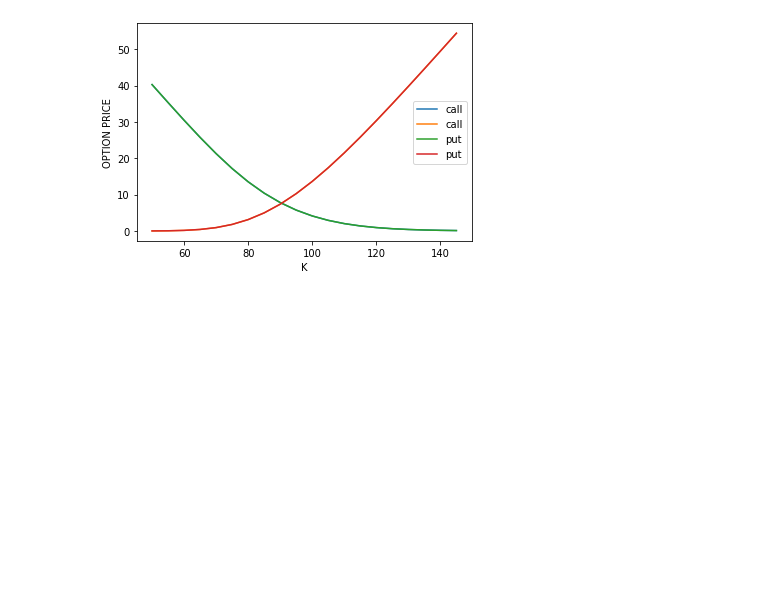
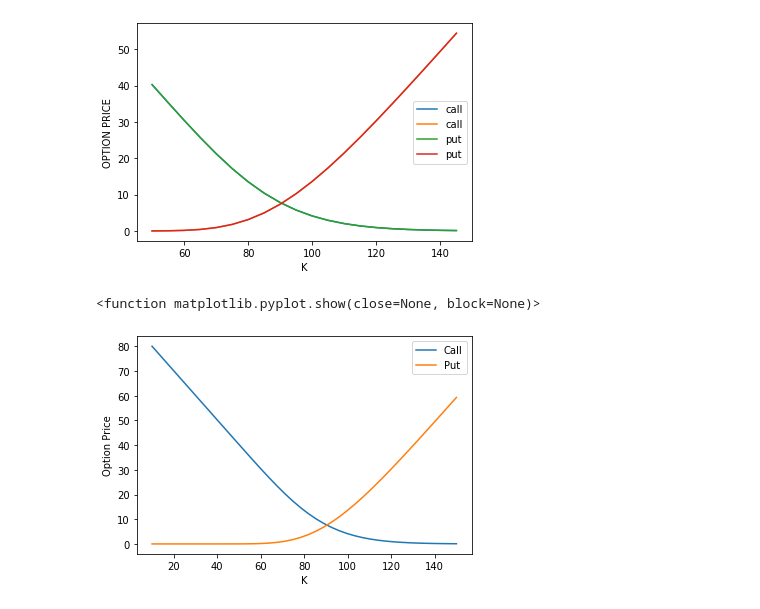
Before and after one commit to Haileysyana/options, a Jupyter notebook: 選擇權.ipynb, the cells around one changed output. Cells and saved outputs as stored; diff of their text form; code cells hidden in the pictures; blank space fills up the shorter version.

```diff
--- a/選擇權.ipynb
+++ b/選擇權.ipynb
@@ -38,3 +38,32 @@ plt.show
 # %% [output]
 <function matplotlib.pyplot.show(close=None, block=None)>
 [figure]
+# %%
+import numpy as np
+import matplotlib.pyplot as plt
+import scipy.stats as si
+S,T,r,sigma=90,0.5,0.01,0.3
+K_value=np.arange(50.0,150.0,5.0)
+def BS(S,K,T,r,sigma):
+    d1=(np.log(S/K)+(r+0.5*sigma**2)*T)/(sigma*np.sqrt(T))
+    d2=(np.log(S/K)+(r-0.5*sigma**2)*T)/(sigma*np.sqrt(T))
+    call = S*si.norm.cdf(d1,0.0,1.0)-K*np.exp(-r*T)*si.norm.cdf(d2,0.0,1.0)
+    put = -S*si.norm.cdf(-d1,0.0,1.0)+K*np.exp(-r*T)*si.norm.cdf(-d2,0.0,1.0)
+    return call,put
+K_range = np.linspace(10, 150, 40)
+call_prices = []
+put_prices = []
+for K in K_range:
+    call, put = BS(S, K, T, r, sigma)
+    call_prices.append(call)
+    put_prices.append(put)
+
+plt.plot(K_range, call_prices, label='Call')
+plt.plot(K_range, put_prices, label='Put')
+plt.xlabel('K')
+plt.ylabel('Option Price')
+plt.legend()
+plt.show
+# %% [output]
+<function matplotlib.pyplot.show(close=None, block=None)>
+[figure, added]
```
